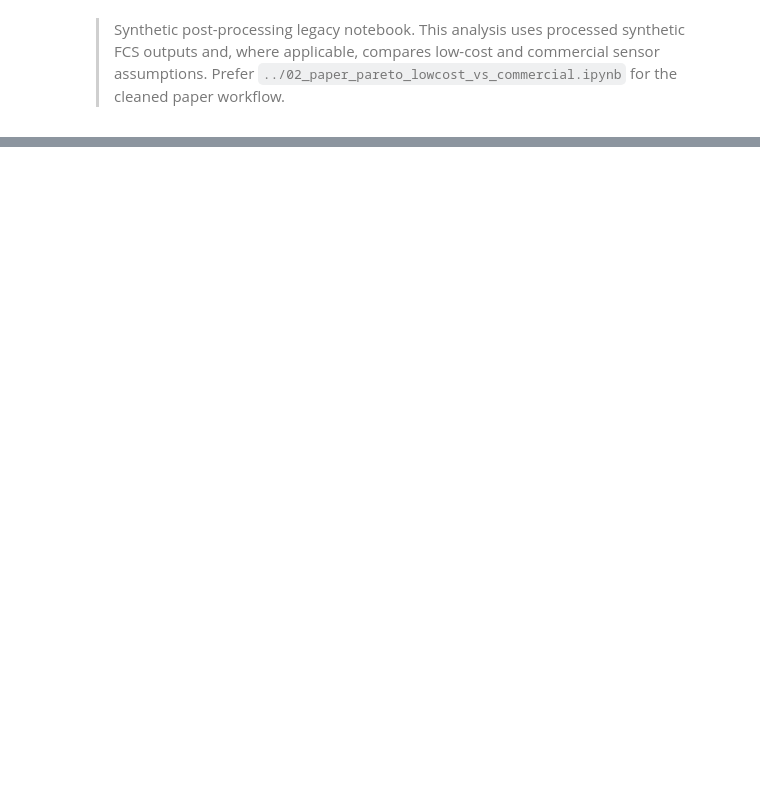
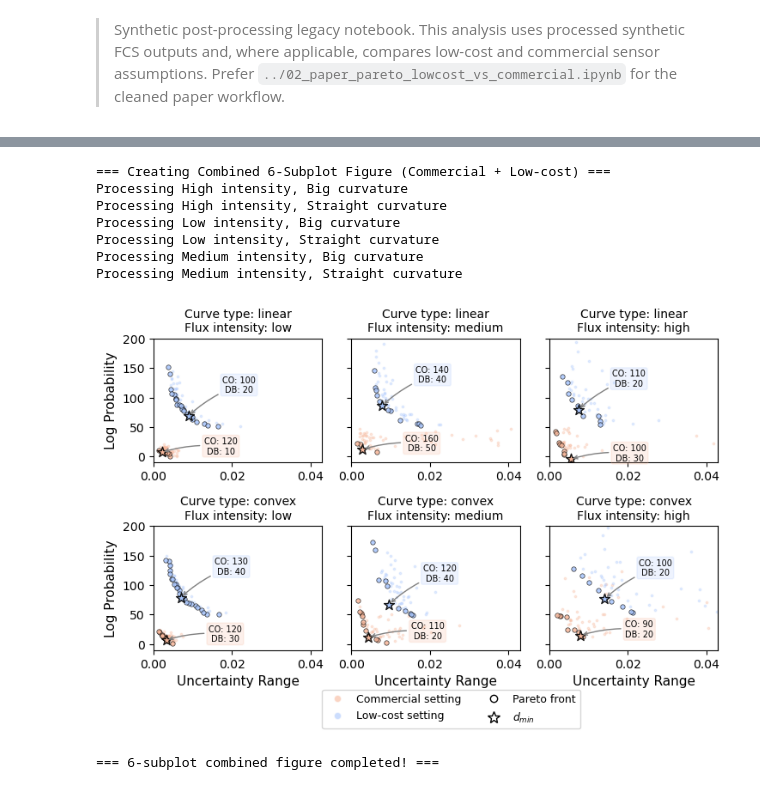
Before and after one commit to alexnaoki/soilgasflux_fcs, a Jupyter notebook: notebooks/post_processing/legacy/2.2-fcs_pareto copy.ipynb, the cells around one changed output, grey strips where cells are left out. Saved outputs shown, nothing was run; the diff lists cells and outputs as text; code cells hidden in the pictures; blank space fills up the shorter version.

```diff
--- a/notebooks/post_processing/legacy/2.2-fcs_pareto copy.ipynb
+++ b/notebooks/post_processing/legacy/2.2-fcs_pareto copy.ipynb
@@ -287,7 +338,7 @@ for intensity_curve_key in sorted(all_combinations):
     # Add subplot title
     # ax.set_title(f'{intensity.title()}, {curve.title()}', fontsize=12)
     curve_name = {'Straight': 'linear', 'Big': 'convex'}
-    ax.set_title(f'Curve type: {curve_name[curve.title()]}\nFlux intesity: {intensity.title().lower()}', fontsize=10)
+    ax.set_title(f'Curve type: {curve_name[curve.title()]}\nFlux intensity: {intensity.title().lower()}', fontsize=10)
 
     # Add arrows with annotations for best parameters
     for settings_key in best_data.keys():
@@ -340,32 +391,42 @@ legend_labels = []
 
 # Add dataset labels
 from matplotlib.patches import Patch
 legend_handles.extend([
     # Patch(facecolor=colors['commercial'], label='Commercial'),
     # Patch(facecolor=colors['low-cost'], label='Low-cost')
 ])
 
 # Add marker type labels
 from matplotlib.lines import Line2D
 legend_handles.extend([
     Line2D([0], [0], marker='o', color='w', markerfacecolor=colors['commercial'],
            markersize=6, alpha=0.6, label='Commercial setting'),
     Line2D([0], [0], marker='o', color='w', markerfacecolor=colors['low-cost'],
            markersize=6, alpha=0.6, label='Low-cost setting'),
     Line2D([0], [0], marker='o', color='w', markerfacecolor=None,
            markersize=6, markeredgecolor='k', linewidth=0.5, label='Pareto front'),
     Line2D([0], [0], marker='*', color='w', markerfacecolor=None,
            markersize=10, markeredgecolor='k', linewidth=1, label='$d_{min}$')
 ])
 
 # Position legend outside the figure
 fig.legend(handles=legend_handles, loc='center left', bbox_to_anchor=(0.35, -0.02),
            fontsize=9, title_fontsize=10, ncols=2)
 
 plt.tight_layout()
 # fig.savefig('pareto.png', dpi=300, bbox_inches='tight')
 plt.show()
 
 print("\n=== 6-subplot combined figure completed! ===")
+# %% [output]
+=== Creating Combined 6-Subplot Figure (Commercial + Low-cost) ===
+Processing High intensity, Big curvature
+Processing High intensity, Straight curvature
+Processing Low intensity, Big curvature
+Processing Low intensity, Straight curvature
+Processing Medium intensity, Big curvature
+Processing Medium intensity, Straight curvature
+[figure, added]
+=== 6-subplot combined figure completed! ===
 # %%
 data.keys(), data['commercial'].keys(), data['commercial']['low_straight'].keys()
```
Also changed, not shown: parts of 5 cells of this notebook, 23 other files.
